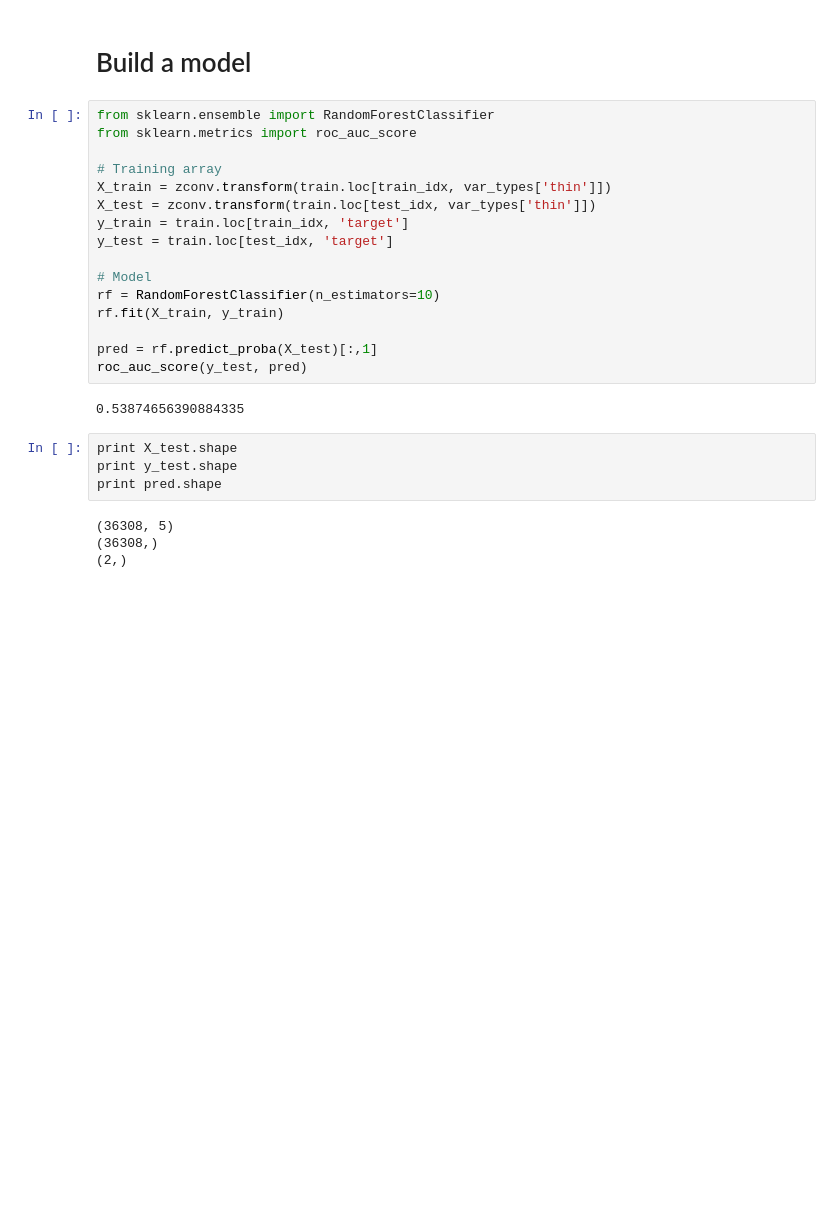
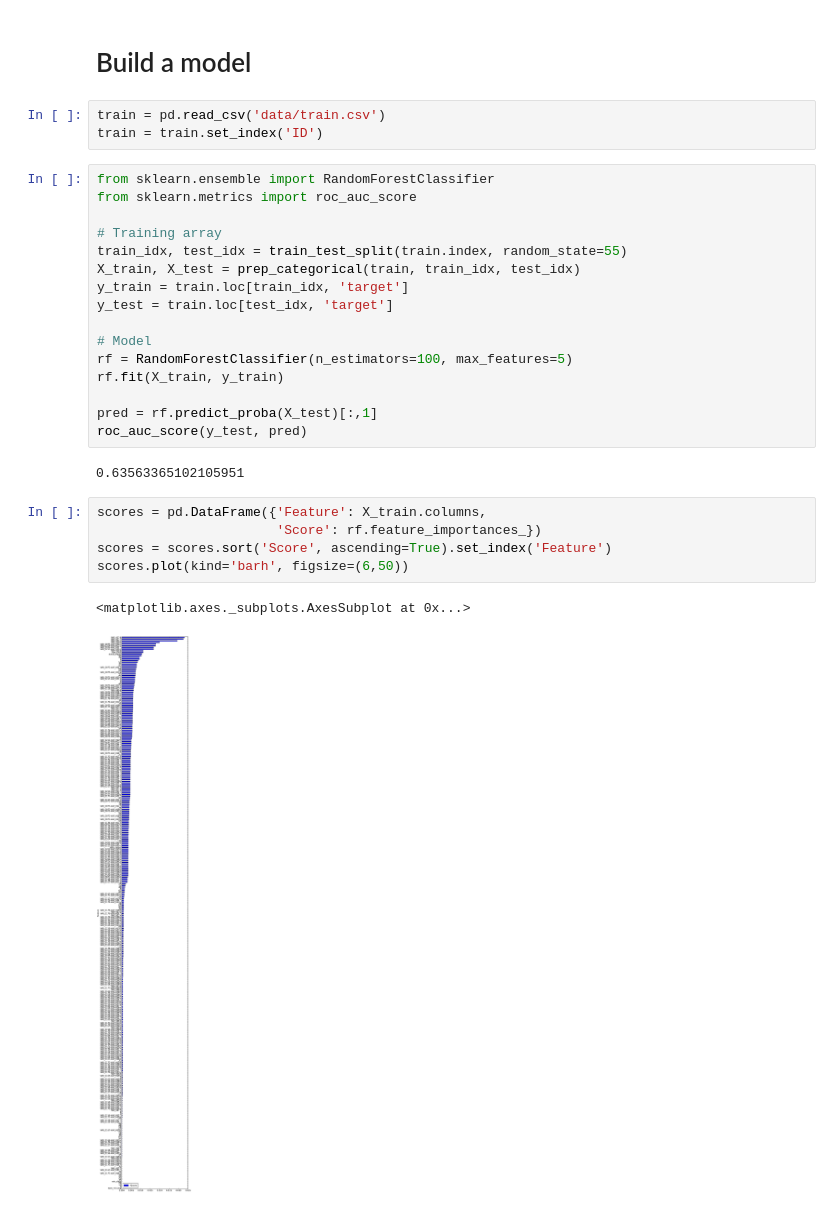
Before and after one commit to zachalexan/springleaf-marketing, a Jupyter notebook: zach-main.ipynb, the cells around one changed output. Drawn from its saved outputs; the diff is of its cells as text; blank space fills up the shorter version.

Commit message:
First successful model. .63 ROC on 51 categorical features only

```diff
--- a/zach-main.ipynb
+++ b/zach-main.ipynb
@@ -232,29 +241,32 @@ We should verify this, but then everything can be treated the same.
 Combine models from all three variable types
 # %% [markdown]
 # Build a model
+# %%
+train = pd.read_csv('data/train.csv')
+train = train.set_index('ID')
 # %%
 from sklearn.ensemble import RandomForestClassifier
 from sklearn.metrics import roc_auc_score
 
 # Training array
-X_train = zconv.transform(train.loc[train_idx, var_types['thin']])
-X_test = zconv.transform(train.loc[test_idx, var_types['thin']])
+train_idx, test_idx = train_test_split(train.index, random_state=55)
+X_train, X_test = prep_categorical(train, train_idx, test_idx)
 y_train = train.loc[train_idx, 'target']
 y_test = train.loc[test_idx, 'target']
 
 # Model
-rf = RandomForestClassifier(n_estimators=10)
+rf = RandomForestClassifier(n_estimators=100, max_features=5)
 rf.fit(X_train, y_train)
 
 pred = rf.predict_proba(X_test)[:,1]
 roc_auc_score(y_test, pred)
 # %% [output]
-0.53874656390884335
+0.63563365102105951
-# %%
-print X_test.shape
-print y_test.shape
-print pred.shape
-# %% [output]
-(36308, 5)
-(36308,)
-(2,)
+# %%
+scores = pd.DataFrame({'Feature': X_train.columns,
+                       'Score': rf.feature_importances_})
+scores = scores.sort('Score', ascending=True).set_index('Feature')
+scores.plot(kind='barh', figsize=(6,50))
+# %% [output]
+<matplotlib.axes._subplots.AxesSubplot at 0x...>
+[figure, added]
```
Also changed, not shown: parts of 11 cells of this notebook, 1 other file.
